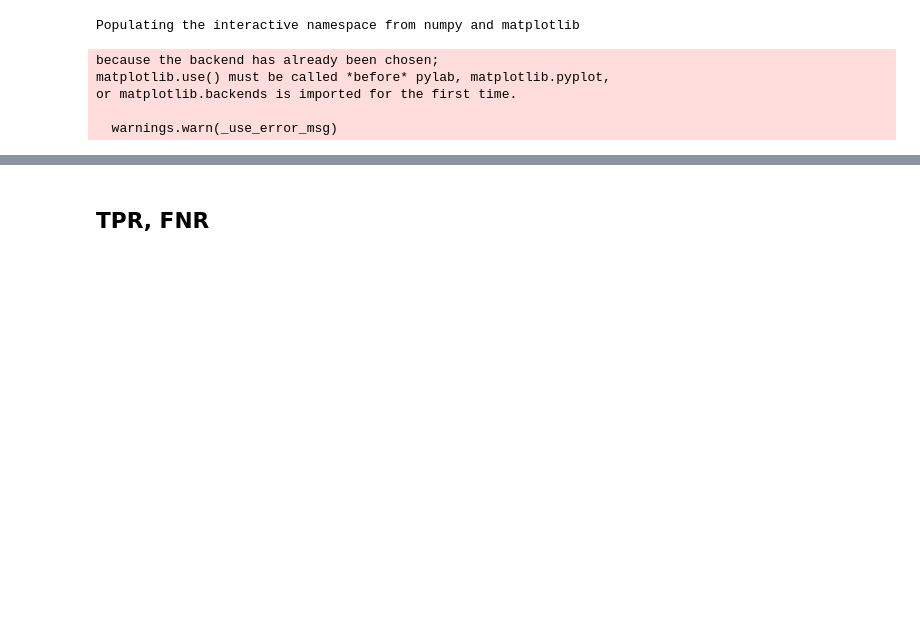
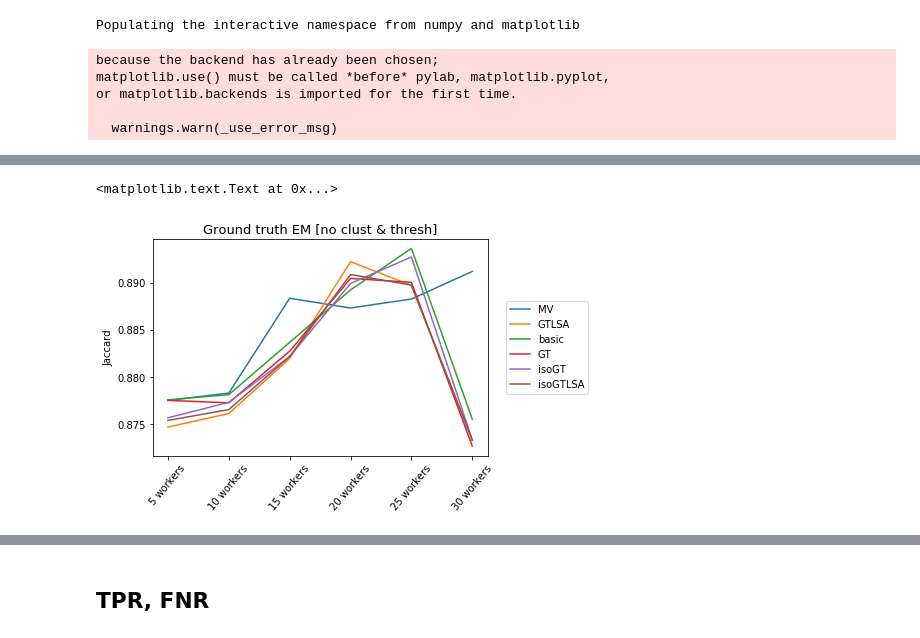
Before and after one commit to cognoscentai/segmentation, a Jupyter notebook: ipynb/CompleteDownstreamAnalysis.ipynb, the cells around one changed output, grey strips where cells are left out. Drawn from its saved outputs; the diff is of its cells as text; code cells hidden in the pictures; blank space fills up the shorter version.

```diff
--- a/ipynb/CompleteDownstreamAnalysis.ipynb
+++ b/ipynb/CompleteDownstreamAnalysis.ipynb
@@ -52,3 +55,26 @@ def plot_best_clust_thresh_metric(metric,gt=""):
+# %%
+gt=""
+MV = pd.read_csv("pixel_em/MV_full_PRJ_table.csv")
+# now need to filter based on best cluster
+MV = filter_best_clust(MV,best_clust_df)
+# select only the best cluster if clustered object -1 if not clustered
+MV = MV[(MV["clust"]==-1)]
+plt.plot(MV.groupby("num_workers").mean()["jaccard"],label="MV")
+
+for algo in ['GTLSA',"basic","GT","isoGT","isoGTLSA"]:
+    # we only ran on the best clusters, so the results should only be on the best clusters if not -1
+    data =  pd.read_csv("pixel_em/{}{}_full_PRJ_table.csv".format(gt,algo))
+    data = data[(data["clust"]==-1)]
+    plt.plot(data.groupby("num_workers").mean()["jaccard"],label=algo)
+    assert len(data.objid.unique())==len(object_lst)
+plt.legend(bbox_to_anchor=(1.04,0.5),loc="center left")
+plt.ylabel("Jaccard")
+plt.xticks(rotation=50)
+a = gca().set_xticklabels([0,'5 workers','10 workers','15 workers','20 workers','25 workers','30 workers'])
+plt.title("Ground truth EM [no clust & thresh]",fontsize=13)
+# %% [output]
+<matplotlib.text.Text at 0x...>
+[figure, added]
 # %%
 gt=""
 MV = pd.read_csv("pixel_em/MV_full_PRJ_table.csv")
```
Also changed, not shown: parts of 9 cells of this notebook, 2 other files.
